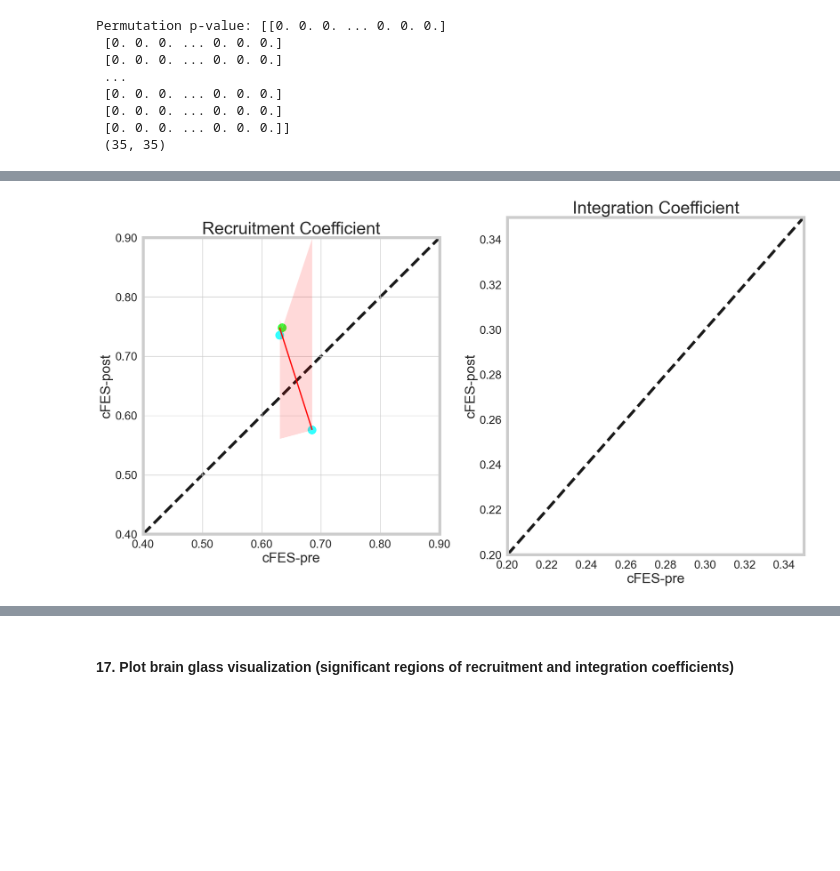
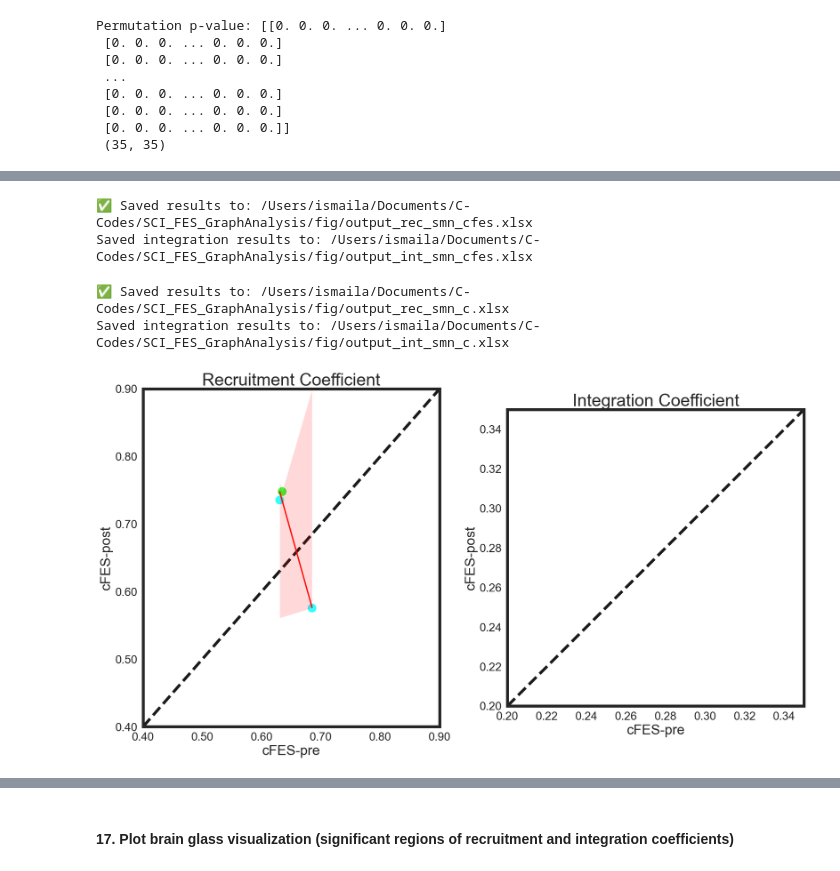
Before and after one commit to ismailukman/scifes, a Jupyter notebook: SCIFES_SMN_Stats.ipynb, the cells around one changed output, grey strips where cells are left out. Saved outputs shown, nothing was run; the diff lists cells and outputs as text; code cells hidden in the pictures; blank space fills up the shorter version.

Commit message:
region based stat tests

```diff
--- a/SCIFES_SMN_Stats.ipynb
+++ b/SCIFES_SMN_Stats.ipynb
@@ -1135,8 +1145,8 @@ Permutation p-value: 0.5480
 # x_rec_SMN_cfes, z_rec_SMN_cfes, x_rec_SMN_c, z_rec_SMN_c
 # x_int_SMN_cfes, z_int_SMN_cfes, x_int_SMN_c, z_int_SMN_c
 # %%
-# rec_pvalue_cfes = paired_perm_test_recruitment(cl_pre_SMN_cfes, cl_post_SMN_cfes, nmc=20000)
-# int_pvalue_cfes = paired_perm_test_integration(cl_pre_SMN_cfes, cl_post_SMN_cfes, nmc=20000)
+rec_pvalue_cfes = paired_perm_test_recruitment(cl_pre_SMN_cfes, cl_post_SMN_cfes, nmc=20000)
+int_pvalue_cfes = paired_perm_test_integration(cl_pre_SMN_cfes, cl_post_SMN_cfes, nmc=20000)
 
-# rec_pvalue_c = paired_perm_test_recruitment(cl_pre_SMN_c, cl_post_SMN_c, nmc=20000)
-# int_pvalue_c = paired_perm_test_integration(cl_pre_SMN_c, cl_post_SMN_c, nmc=20000)
+rec_pvalue_c = paired_perm_test_recruitment(cl_pre_SMN_c, cl_post_SMN_c, nmc=20000)
+int_pvalue_c = paired_perm_test_integration(cl_pre_SMN_c, cl_post_SMN_c, nmc=20000)
@@ -1921,6 +1604,6 @@ def perm_test_lems_delta(delta_cfes_rec, delta_cycling_rec, nmc=1000):
 # %%
 delta_cfes_rec = z_rec_SMN_cfes - x_rec_SMN_cfes
 delta_cycling_rec = z_rec_SMN_c - x_rec_SMN_c
-rec_pvalue_delta = perm_test_rc_delta(delta_cfes_rec, delta_cycling_rec, nmc=20000)
+rec_pvalue_delta = perm_test_rc_ic_delta(delta_cfes_rec, delta_cycling_rec, nmc=20000)
 # %% [output]
 permutation #: 0
@@ -1955,6 +1619,6 @@ Permutation p-value (shape (35,)):
 # %%
 delta_cfes_int = z_int_SMN_cfes - x_int_SMN_cfes
 delta_cycling_int = z_int_SMN_c - x_int_SMN_c
-int_pvalue_delta = perm_test_rc_delta(delta_cfes_int, delta_cycling_int, nmc=20000)
+int_pvalue_delta = perm_test_rc_ic_delta(delta_cfes_int, delta_cycling_int, nmc=20000)
 # %% [output]
 permutation #: 0
@@ -2116,15 +1928,23 @@ def compute_sign_diff_rec(x_rec_SMN, z_rec_SMN, rec_pvalue_delta, save_path):
 # %%
-# save_path_r_cfes = "/Users/ismaila/Documents/C-Codes/SCI_FES_GraphAnalysis/fig/output_rec_smn_cfes.xlsx"
-# rec_pre1_r_cfes, rec_post1_r_cfes, rec_fnets_plot1_r_cfes, rec_fnet_color1_r_cfes = compute_sign_diff_rec(x_rec_SMN_cfes, z_rec_SMN_cfes, rec_pvalue_cfes, save_path_r_cfes)
+# RC/IC cFES
+save_path_r_cfes = "/Users/ismaila/Documents/C-Codes/SCI_FES_GraphAnalysis/fig/output_rec_smn_cfes.xlsx"
+rec_pre1_r_cfes, rec_post1_r_cfes, rec_fnets_plot1_r_cfes, rec_fnet_color1_r_cfes = compute_sign_diff_rec(x_rec_SMN_cfes, z_rec_SMN_cfes, rec_pvalue_cfes, save_path_r_cfes)
 
-# save_path_i_cfes = "/Users/ismaila/Documents/C-Codes/SCI_FES_GraphAnalysis/fig/output_int_smn_cfes.xlsx"
-# int_pre1_i_cfes, int_post1_i_cfes, int_fnets_plot1_i_cfes, int_fnet_color1_i_cfes = compute_sign_diff_rec(x_int_SMN_cfes, z_int_SMN_cfes, int_pvalue_cfes, save_path_i_cfes)
+save_path_i_cfes = "/Users/ismaila/Documents/C-Codes/SCI_FES_GraphAnalysis/fig/output_int_smn_cfes.xlsx"
+int_pre1_i_cfes, int_post1_i_cfes, int_fnets_plot1_i_cfes, int_fnet_color1_i_cfes = compute_sign_diff_int(x_int_SMN_cfes, z_int_SMN_cfes, int_pvalue_cfes, save_path_i_cfes)
+# %% [output]
+✅ Saved results to: /Users/ismaila/Documents/C-Codes/SCI_FES_GraphAnalysis/fig/output_rec_smn_cfes.xlsx
+Saved integration results to: /Users/ismaila/Documents/C-Codes/SCI_FES_GraphAnalysis/fig/output_int_smn_cfes.xlsx
 # %%
-# save_path_r_c = "/Users/ismaila/Documents/C-Codes/SCI_FES_GraphAnalysis/fig/output_rec_smn_c.xlsx"
-# rec_pre1_r_c, rec_post1_r_c, rec_fnets_plot1_r_c, rec_fnet_color1_r_c = compute_sign_diff_rec(x_rec_SMN_c, z_rec_SMN_c, rec_pvalue_c, save_path_r_c)
+# RC/IC Cycling
+save_path_r_c = "/Users/ismaila/Documents/C-Codes/SCI_FES_GraphAnalysis/fig/output_rec_smn_c.xlsx"
+rec_pre1_r_c, rec_post1_r_c, rec_fnets_plot1_r_c, rec_fnet_color1_r_c = compute_sign_diff_rec(x_rec_SMN_c, z_rec_SMN_c, rec_pvalue_c, save_path_r_c)
 
-# save_path_i_c = "/Users/ismaila/Documents/C-Codes/SCI_FES_GraphAnalysis/fig/output_int_smn_c.xlsx"
-# int_pre1_i_c, int_post1_i_c, int_fnets_plot1_i_c, int_fnet_color1_i_c = compute_sign_diff_rec(x_int_SMN_c, z_int_SMN_c, int_pvalue_c, save_path_i_c)
+save_path_i_c = "/Users/ismaila/Documents/C-Codes/SCI_FES_GraphAnalysis/fig/output_int_smn_c.xlsx"
+int_pre1_i_c, int_post1_i_c, int_fnets_plot1_i_c, int_fnet_color1_i_c = compute_sign_diff_int(x_int_SMN_c, z_int_SMN_c, int_pvalue_c, save_path_i_c)
+# %% [output]
+✅ Saved results to: /Users/ismaila/Documents/C-Codes/SCI_FES_GraphAnalysis/fig/output_rec_smn_c.xlsx
+Saved integration results to: /Users/ismaila/Documents/C-Codes/SCI_FES_GraphAnalysis/fig/output_int_smn_c.xlsx
 # %%
 from matplotlib.ticker import FormatStrFormatter
 
@@ -2179,36 +1999,45 @@ ax1.set_title('Recruitment Coefficient', fontsize=30)
 lims = [0.4, 0.90]
 ax1.set_xlim(lims)
 ax1.set_ylim(lims)
-ax1.set_aspect('equal', adjustable='box')
+# lims = [
+#     min(min(rec_pre1), min(rec_post1)),
+#     max(max(rec_pre1), max(rec_post1))
+# ]
+# ax1.set_aspect('equal', adjustable='box')
 ax1.plot(lims, lims, 'k--', alpha=1.0, zorder=0, label='Identity line', linewidth=5)
 ax1.xaxis.set_major_formatter(FormatStrFormatter('%.2f'))
 ax1.yaxis.set_major_formatter(FormatStrFormatter('%.2f'))
 ax1.tick_params(axis='both', labelsize=20)
 
 # Integration
 sns.regplot(x=int_pre1, y=int_post1, ci=95, scatter_kws=scatter_kws_int1,
             line_kws={"color": "red", 'label': 'Regression line'}, ax=ax2)
 ax2.set_xlabel(group_label[0], fontsize=24)
 ax2.set_ylabel(group_label[1], fontsize=24)
 ax2.set_title('Integration Coefficient', fontsize=30)
 
 lims1 = [0.20, 0.35]
 ax2.set_xlim(lims1)
 ax2.set_ylim(lims1)
+# lims1 = [
+#     min(min(int_pre1), min(int_post1)),
+#     max(max(int_pre1), max(int_post1))
+# ]
+ax2.set_aspect('equal', adjustable='box')
 ax2.plot(lims1, lims1, 'k--', alpha=1.0, zorder=0, label='Identity line', linewidth=5)
 ax2.xaxis.set_major_formatter(FormatStrFormatter('%.2f'))
 ax2.yaxis.set_major_formatter(FormatStrFormatter('%.2f'))
 ax2.tick_params(axis='both', labelsize=20)
 
 # Customize spines
 for ax in [ax1, ax2]:
     for location in ['left', 'right', 'top', 'bottom']:
         ax.spines[location].set_linewidth(5)
 
 plt.grid(False)
 plt.rcParams["axes.grid"] = False
 plt.tight_layout(pad=2.0)
 plt.show()
 # %% [output]
-[figure, old version]
+[figure, new version]
 # %%
```
Also changed, not shown: parts of 82 cells of this notebook.
